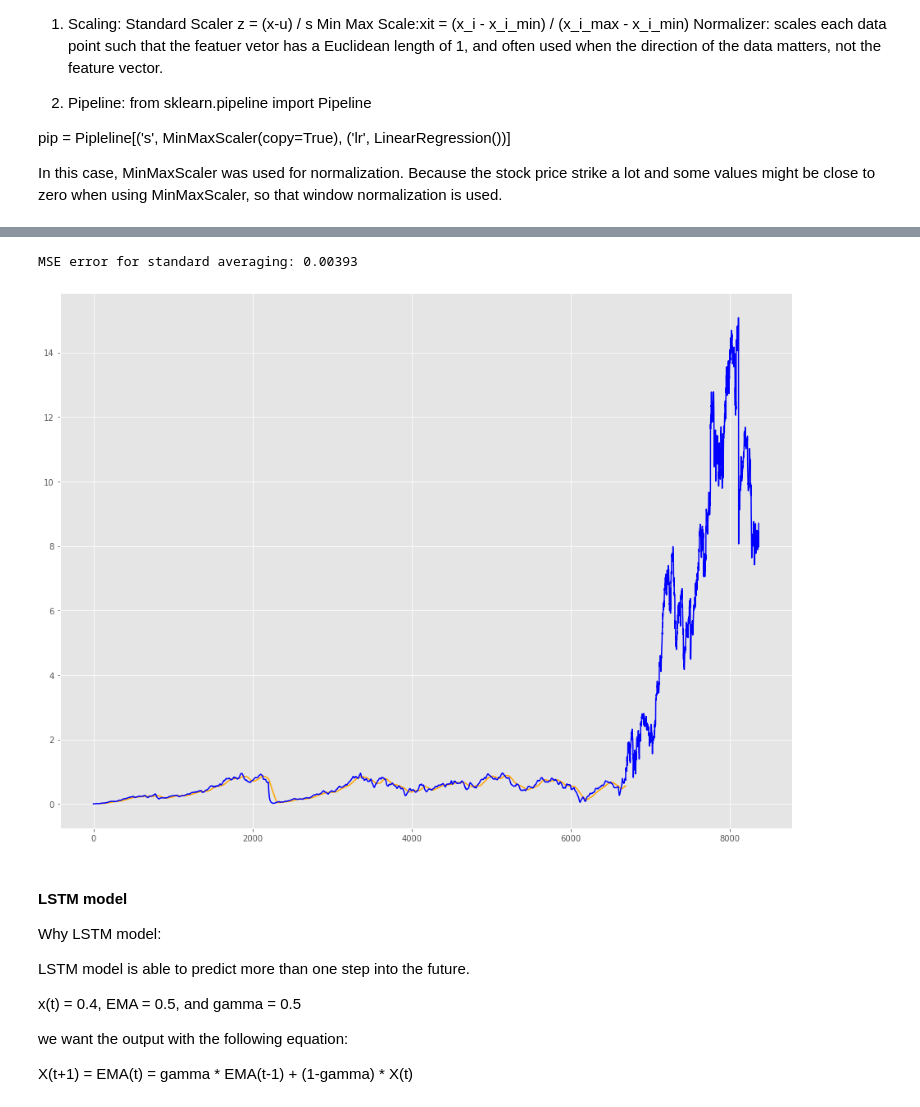
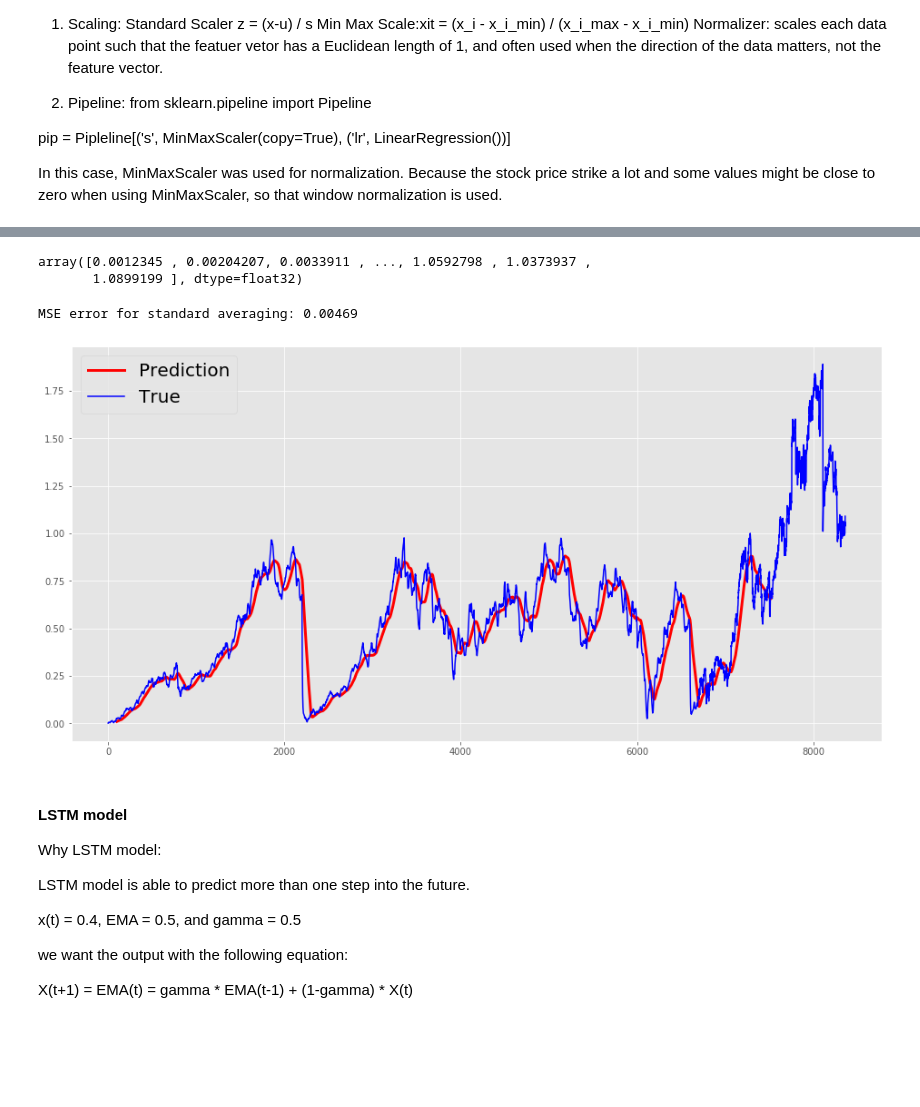
Before and after one commit to Daihongchen/time_series_project, a Jupyter notebook: lstm_stock.ipynb, the cells around one changed output, grey strips where cells are left out. Cells and saved outputs as stored; diff of their text form; code cells hidden in the pictures; blank space fills up the shorter version.

```diff
--- a/lstm_stock.ipynb
+++ b/lstm_stock.ipynb
@@ -326,7 +326,7 @@ scaler = MinMaxScaler()
 X = df1['Close'].values
 X = X.astype('float32')
 
-train_size = int(len(X) * 0.80)
+train_size = int(len(X) * 0.90)
 train, test = X[0: train_size], X[train_size:]
 
 train_data = train.reshape(-1,1)
@@ -371,12 +383,17 @@ Only need to smooth trainning data. Need to reverse it back for test.
 # %%
-EXP = 0.0
-gamma = 0.1
+EMA = 0.0
+gamma = 0.2
 
 for t in range(6689):
-    EXP = gamma * train_data[t] + (1-gamma) * EXP
-    train_data[t] = EXP
+    EMA = gamma * train_data[t] + (1-gamma) * EMA
+    train_data[t] = EMA
 
 all_data = np.concatenate([train_data, test_data], axis=0)
+# %%
+all_data
+# %% [output]
+array([0.0012345 , 0.00204207, 0.0033911 , ..., 1.0592798 , 1.0373937 ,
+       1.0899199 ], dtype=float32)
 # %%
 # Standard moving average model: which allows to predict one time step ahead by representing the future stock price
 # as an average of the previously observed stock prices. Doing this for more than one step can produce quite
@@ -397,15 +414,16 @@ for pred_idx in range(window_size, N):
 # %%
 print('MSE error for standard averaging: %.5f'%(0.5*np.mean(mse_errors)))
 # %% [output]
-MSE error for standard averaging: 0.00393
+MSE error for standard averaging: 0.00469
 # %%
-plt.figure(figsize=(16,12))
+plt.figure(figsize=(16,8))
 
-plt.plot(range(window_size,N),std_avg_predictions,color='orange',label='Prediction')
+plt.plot(range(window_size,N),std_avg_predictions,color='r', linewidth=3, label='Prediction')
 plt.plot(range(df1['Close'].shape[0]),all_data,color='b',label='True')
+plt.legend(fontsize=(20))
 plt.show()
 # %% [output]
-[figure, old version]
+[figure, new version]
 # %% [markdown]
 #### LSTM model
 
```
Also changed, not shown: parts of 5 cells of this notebook.
